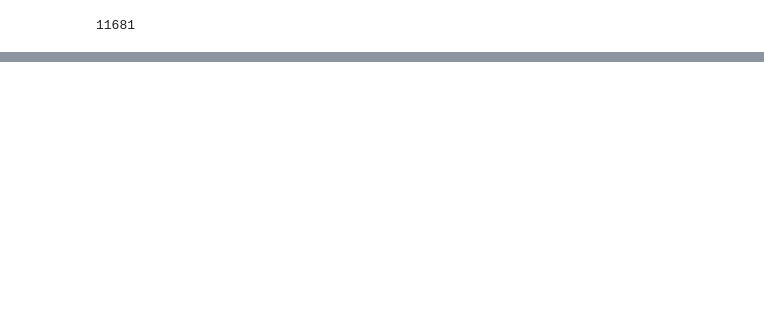
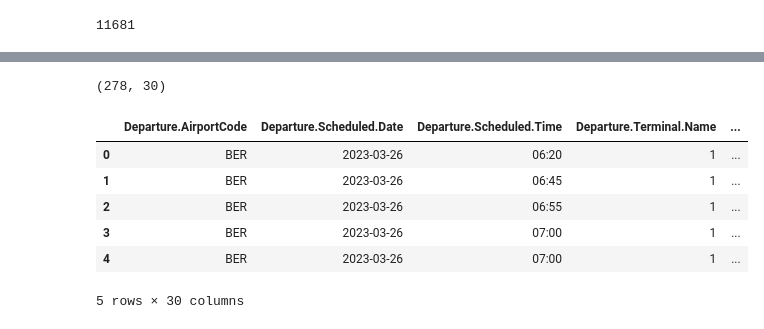
Before and after one commit to mkvph0ch/dst_airlines, a Jupyter notebook: notebooks/get_lh_data.ipynb, the cells around one changed output, grey strips where cells are left out. Drawn from its saved outputs; the diff is of its cells as text; code cells hidden in the pictures; blank space fills up the shorter version.

```diff
--- a/notebooks/get_lh_data.ipynb
+++ b/notebooks/get_lh_data.ipynb
@@ -342,13 +375,0 @@ df_airports = pd.json_normalize(list_airports)
-# %%
-flights_20230301T0600 = []
-from_time = '20230301T0600'
-
-for airport_code in df_airports.sample(2000)['AirportCode'].values:
-    try:
-        tmp = request_customer_flight_info_at_departure(airportCode=airport_code, fromDateTime=from_time)
-        print(tmp)
-        flights_20230301T0600.extend(tmp)
-    except AttributeError:
-        continue
-
-len(flights_20230301T0600)
@@ -375,0 +403,29 @@ df_flights_20230301T0600.head()
+# %%
+flights_sample = []
+current_date = date.today().strftime("%Y-%m-%d")
+hours = np.arange(6,24,4)
+
+for airport_code in ['BER', 'PAR', 'MUC']:#df_airports['AirportCode'].values:
+    for hour in hours:
+        try:
+            time.sleep(np.random.uniform(3.8,5.0))
+            tmp = request_customer_flight_info_at_departure(airportCode=airport_code, fromDateTime=f'{current_date}T{hour:02d}:00')
+            flights_sample.extend(tmp)
+        except AttributeError:
+            continue
+
+df_flights = pd.json_normalize(flights_sample)
+print(df_flights.shape)
+#df_flights.to_csv(data_path.jointpath(f'df_flights_{current_date}.csv'), sep=';', index=False)
+# %% [output]
+(278, 30)
+# %%
+df_flights.head()
+# %% [output]
+|  | Departure.AirportCode | Departure.Scheduled.Date | Departure.Scheduled.Time | Departure.Terminal.Name | ... |
+| 0 | BER | 2023-03-26 | 06:20 | 1 | ... |
+| 1 | BER | 2023-03-26 | 06:45 | 1 | ... |
+| 2 | BER | 2023-03-26 | 06:55 | 1 | ... |
+| 3 | BER | 2023-03-26 | 07:00 | 1 | ... |
+| 4 | BER | 2023-03-26 | 07:00 | 1 | ... |
+5 rows × 30 columns
```
Also changed, not shown: parts of 28 cells of this notebook.
